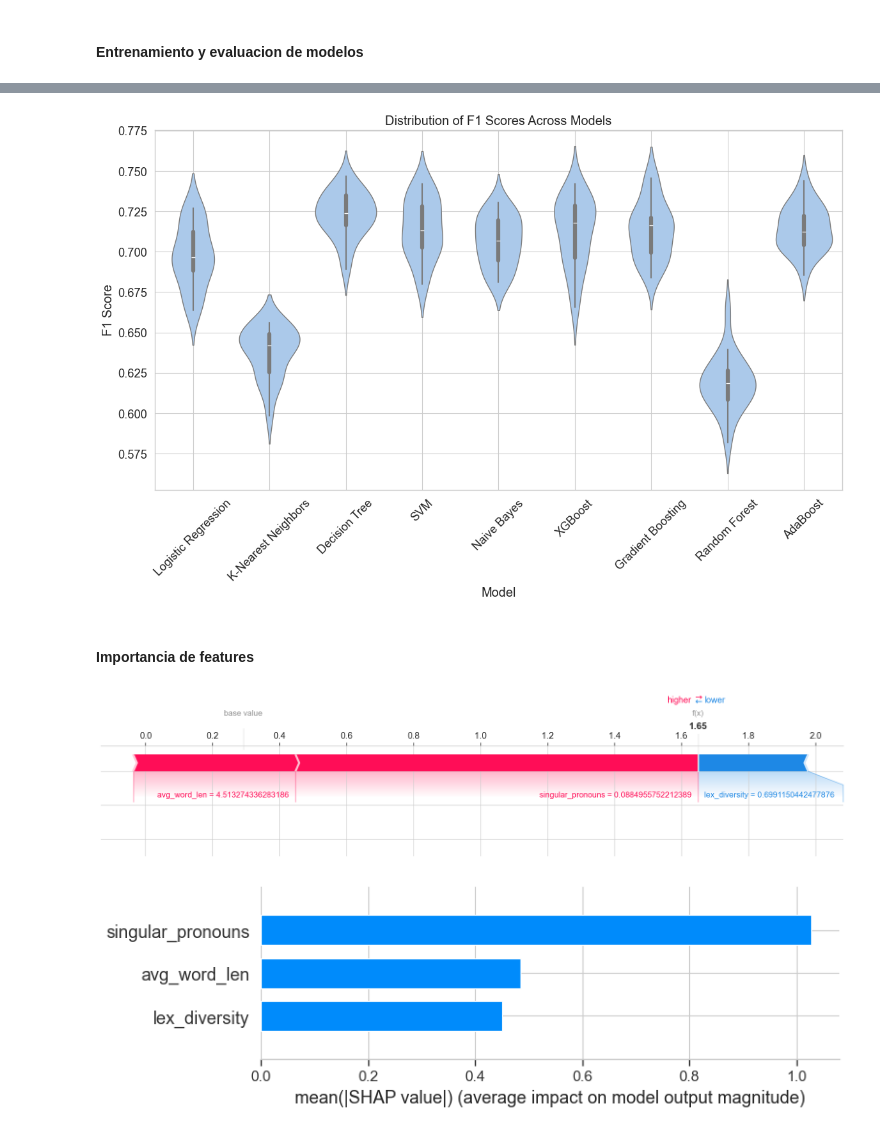
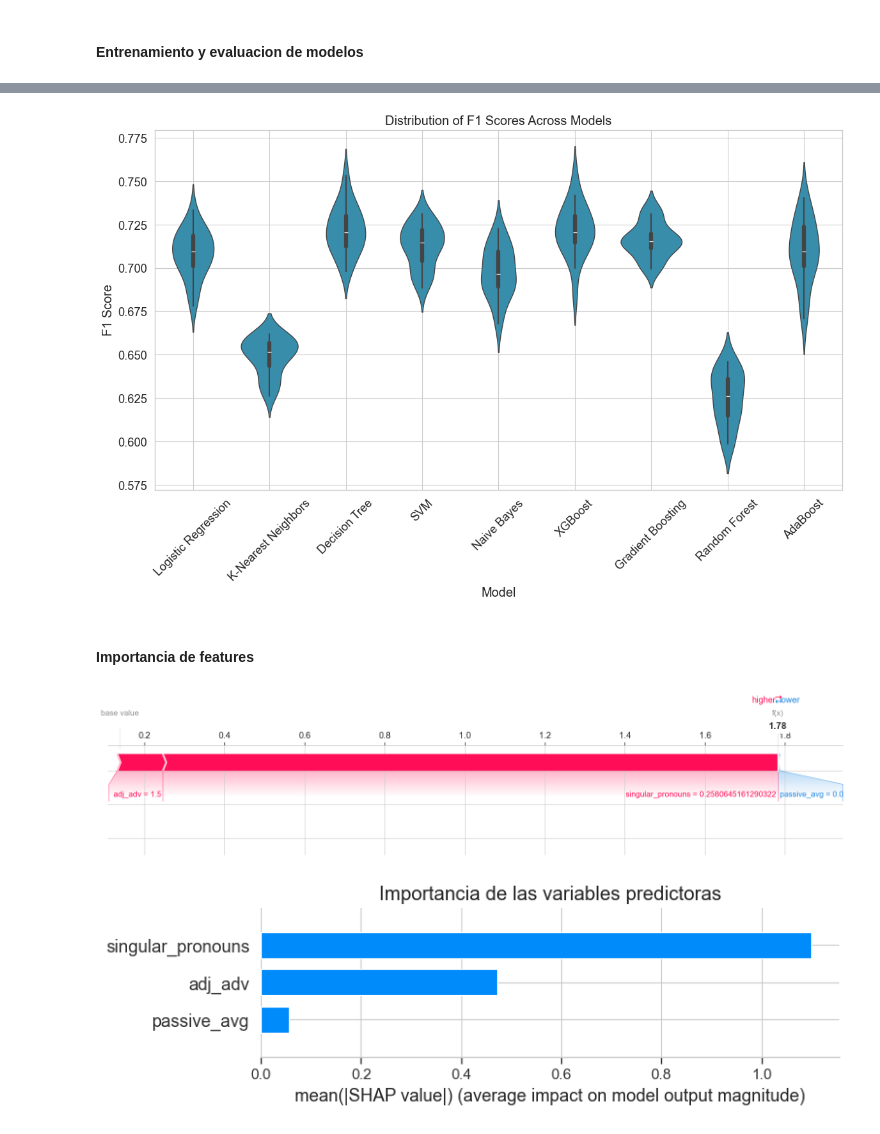
Before and after one commit to fjmoyao/depression_detection, a Jupyter notebook: src/Feature Exploration.ipynb, the cells around one changed output, grey strips where cells are left out. Drawn from its saved outputs; the diff is of its cells as text; code cells hidden in the pictures.

```diff
--- a/src/Feature Exploration.ipynb
+++ b/src/Feature Exploration.ipynb
@@ -15,12 +19,7 @@ warnings.filterwarnings(action='ignore', category=UserWarning)
 # entre los individuos que presentan estres y los que no
 data_path = Path(os.getcwd()).parent / "data"
 silver_path = data_path / "silver" / "dreadditCleanTrain.csv"
-silver_path2 = data_path / "silver" / "dreadditCleanTest.csv"
-df = pd.read_csv(silver_path, usecols= ["text","clean_text","clean_text_sentence_sep",
-                                        "singular_pronouns", "avg_word_len",'lex_diversity',"label"])
-df2 = pd.read_csv(silver_path, usecols= ["text","clean_text","clean_text_sentence_sep",
-                                        "singular_pronouns", "avg_word_len",'lex_diversity',"label"])
-df = pd.concat([df,df2])
+df = pd.read_csv(silver_path)
 # %%
 #Configuracion de visualizaciones
 
@@ -28,7 +27,7 @@ df = pd.concat([df,df2])
 sns.set_style("whitegrid")
 
 # Establecer una paleta de colores profesional
-sns.set_palette("pastel")
+sns.set_palette(['#2596be'])
 
 # Configurar la tipografía y el tamaño de la fuente
 sns.set_context("paper", font_scale=1.5, rc={"font.family": "sans-serif", "font.sans-serif": ["Helvetica", "Arial"]})
@@ -38,6 +37,6 @@ sns.despine(trim=True, left=True);
 # %% [output]
 <Figure size 640x480 with 0 Axes>
 # %%
-df["token_count"] = df.clean_text.apply(lambda x: len(x.split()))
+#df["token_count"] = df.clean_text.apply(lambda x: len(x.split()))
 # %%
 
@@ -70,13 +139,20 @@ feature_corr = X.corr()
 # %%
+features =['singular_pronouns',
+             'adj_adv', 'passive_avg']
+X = df.loc[:,features]
+y = df.label
+feature_corr = X.corr()
+
 # Create the heatmap
 plt.figure(figsize=(8, 6))  # Set the figure size for better readability
 sns.heatmap(feature_corr, annot=True, fmt=".2f", cmap='coolwarm',
             cbar_kws={'label': 'Correlation coefficient'}, linewidths=.5, linecolor='gray')
 
-plt.title('Feature Correlation Heatmap')  # Add a title to the heatmap
+plt.title('Correlación entre características lingüísticas')  # Add a title to the heatmap
 plt.xticks(rotation=45)  # Rotate feature names for better visibility
 plt.yticks(rotation=0)  # Ensure y-axis labels are horizontal for readability
 plt.tight_layout()  # Adjust layout to make room for the rotated x-axis labels
 
-plt.show()
+
+feature_corr[feature_corr.abs()>0.5]
 # %% [output]
@@ -132,7 +212,7 @@ plt.grid(True)  # Optional: Add a grid for better readability
 plt.tight_layout()  # Adjust layout to fit everything neatly
 plt.show()
 # %% [output]
-[figure, old version]
+[figure, new version]
 # %% [markdown]
 #### **Importancia de features**
 # %%
@@ -148,11 +228,12 @@ shap_values = explainer(X_test)
 # Visualizar el primer prediccion
 shap.plots.force(shap_values[10], matplotlib=True)
 # %% [output]
-[figure, old version]
+[figure, new version]
 # %%
+plt.title("Importancia de las variables predictoras")
 shap.summary_plot(shap_values, X, plot_type="bar")
 # %% [output]
-[figure, old version]
+[figure, new version]
 # %%
 # summarize the effects of all the features
 shap.plots.beeswarm(shap_values)
```
Also changed, not shown: parts of 11 cells of this notebook, 1 other file.
